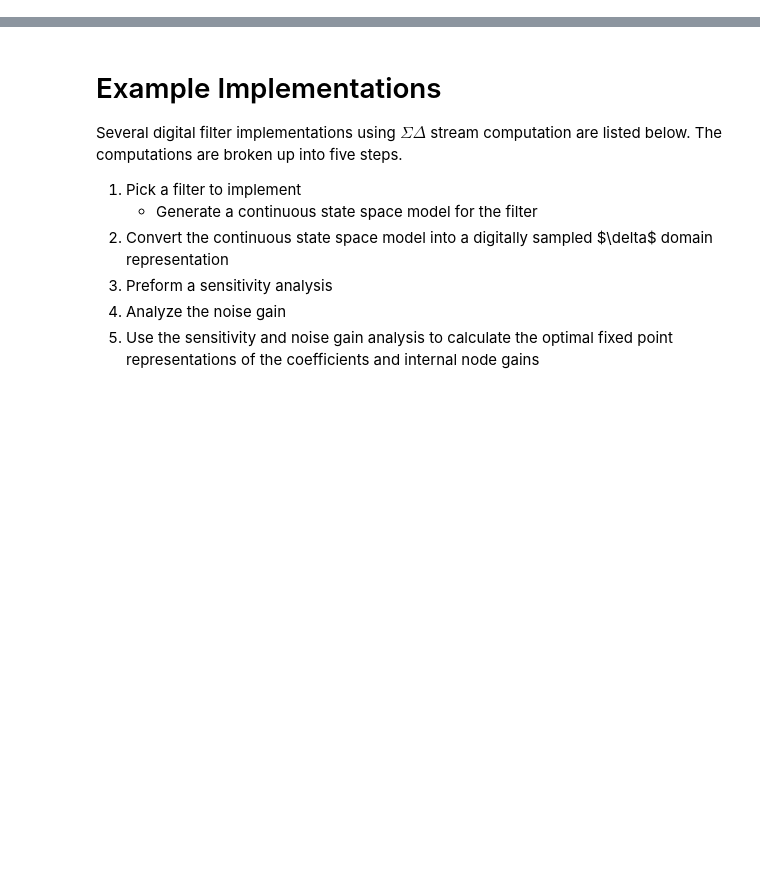
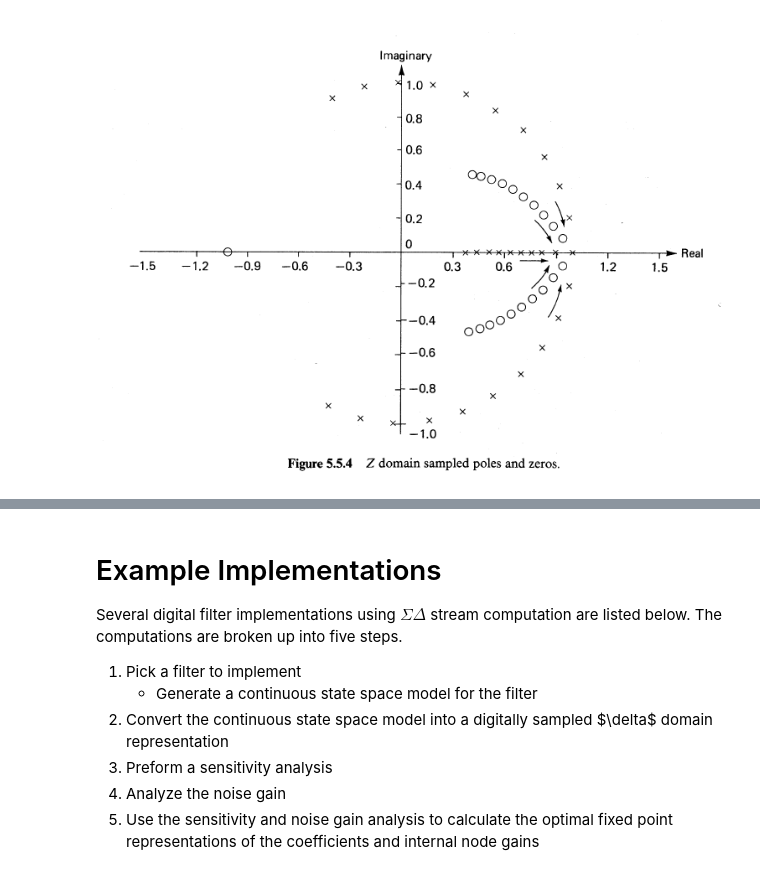
Before and after one commit to forrest-brewer/delta-control, a Jupyter notebook: notebooks/0_top.ipynb, the cells around one changed output, grey strips where cells are left out. Saved outputs shown, nothing was run; the diff lists cells and outputs as text; code cells hidden in the pictures; blank space fills up the shorter version.

```diff
--- a/notebooks/0_top.ipynb
+++ b/notebooks/0_top.ipynb
@@ -5,0 +36,4 @@ Image(filename='./Figures/IIR.png')
+# %%
+Image(filename='./Figures/z_domain_pz.png')
+# %% [output]
+[figure, added]
```
Also changed, not shown: parts of 10 cells of this notebook, 4 other files.
